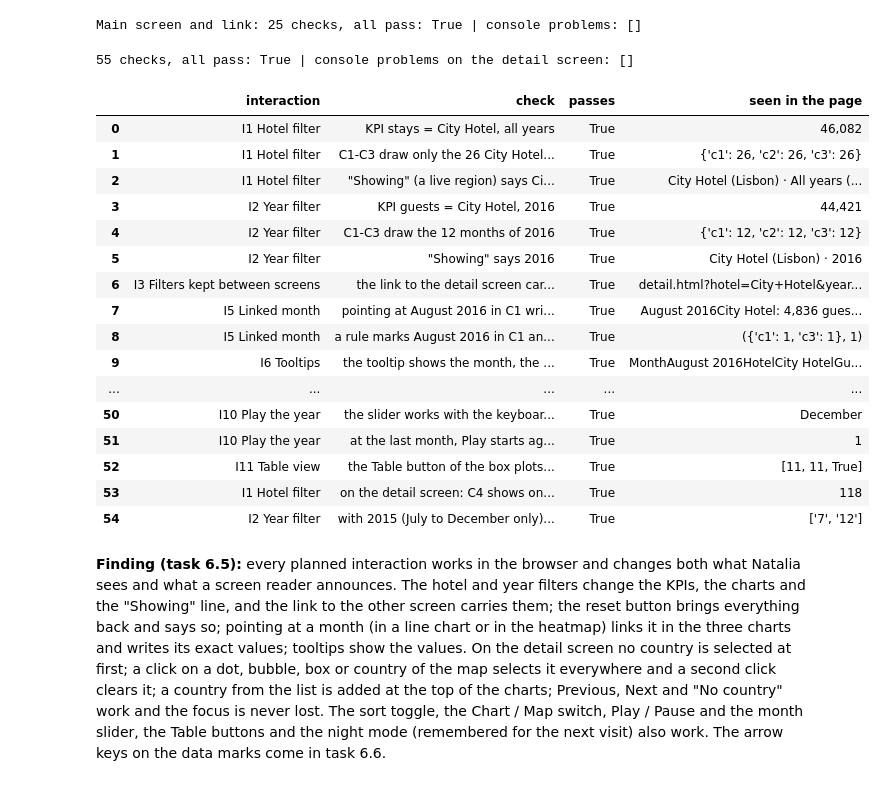
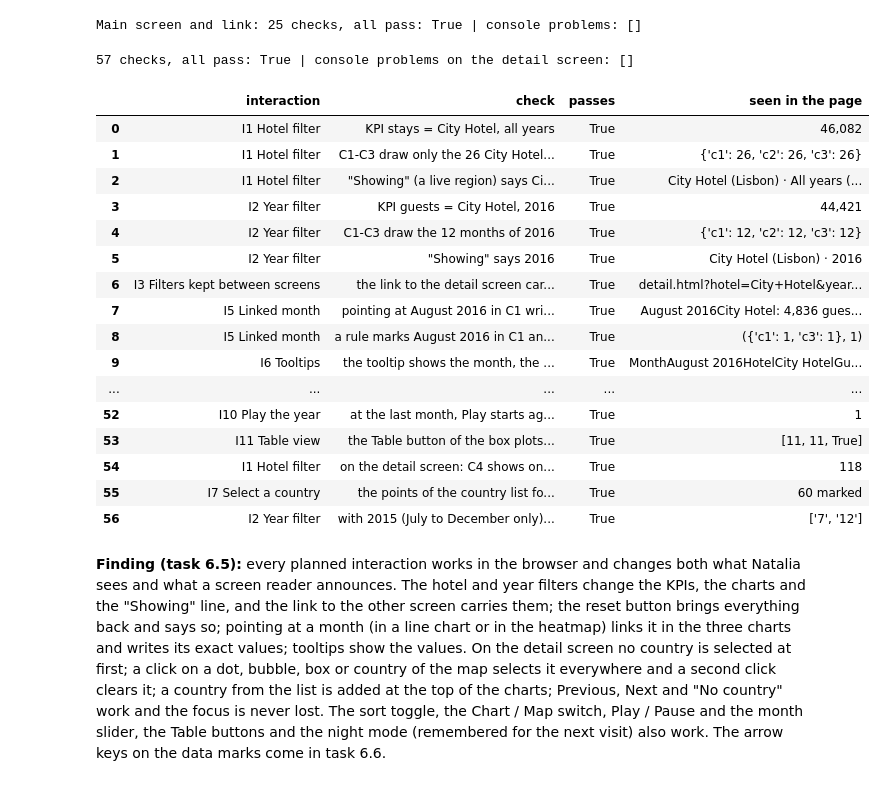
Before and after one commit to oromerlo8-ub/Infovis2627-Group3, a Jupyter notebook: Delivery 1/Delivery 1 refining/Part 6 - Implementation and Delivery/code/browser_checks.ipynb, the cells around one changed output. Cells and saved outputs as stored; diff of their text form; code cells hidden in the pictures.

```diff
--- a/Delivery 1/Delivery 1 refining/Part 6 - Implementation and Delivery/code/browser_checks.ipynb
+++ b/Delivery 1/Delivery 1 refining/Part 6 - Implementation and Delivery/code/browser_checks.ipynb
@@ -271,7 +272,8 @@ READ_PAGE = """() => {
         kpis: Object.fromEntries([...document.querySelectorAll('.kpi')].map(k => [k.querySelector('dt').textContent, k.querySelector('.kpi-value').textContent])),
         link: document.getElementById('link-other-screen').getAttribute('href'),
         month: text('month-details'), country: text('country-details'),
-        selected: document.getElementById('country-select') ? document.getElementById('country-select').value : null,
+        selected: document.getElementById('country-select') ? document.getElementById('country-select').getAttribute('data-value') : null,
+        no_bubble_marks: [...document.querySelectorAll('#country-listbox [data-no-bubble="true"]')].map(o => o.getAttribute('data-value')),
         points: Object.fromEntries(['c1', 'c2', 'c3', 'c4', 'c9', 'c7', 'c8', 'c5'].filter(c => document.querySelector('#' + c + ' svg')).map(c => [c, marks(c).length])),
         visible_rules: Object.fromEntries(['c1', 'c3'].filter(c => document.getElementById(c)).map(
             c => [c, [...document.querySelectorAll('#' + c + ' .mark-rule.role-mark line')].filter(l => l.getAttribute('opacity') !== '0').length])),
@@ -318,6 +320,17 @@ async def mark_centre(page, chart, label_start):
     box = await page.locator(f'#{chart} .role-mark [aria-label^="{label_start}"]').first.bounding_box()
     return box['x'] + box['width'] / 2, box['y'] + box['height'] / 2
 
+async def choose_country(page, name):
+    """Open the custom country list with a click and click the country (as a mouse user would)."""
+    await page.click('#country-select')
+    await page.click(f'#country-listbox [role="option"][data-value="{name}"]')
+
+def expected_no_bubble(hotel, year):
+    """Countries of the list that C9 does not draw for the filters: fewer than 20 stays in at least one month (Other has no point)."""
+    rows = country_season_table[(country_season_table['hotel_filter'] == hotel) & (country_season_table['year_filter'] == str(year))]
+    every_month = set(rows.loc[rows['all_months'].astype(str) == 'True', 'country_group'])
+    return sorted(set(country_medians['country_group']) - every_month - {'Other'})
+
 async def click_mark(page, chart, label_start):
     x, y = await mark_centre(page, chart, label_start)
     await page.mouse.click(x, y)
@@ -464,7 +477,9 @@ async with async_playwright() as playwright:
     seen = await page.evaluate(READ_PAGE)
     check('I7 Select a country', 'a click on the Germany box clears it again', seen['selected'] == '', seen['selected'])
 
-    await page.select_option('#country-select', 'Brazil'); await settle(page, 1500)
+    check('I7 Select a country', 'the country list marks with a point every country without 20 stays in every month (no bubble), and not Other',
+          sorted(seen['no_bubble_marks']) == expected_no_bubble('Both', 'All'), f"{len(seen['no_bubble_marks'])} marked")
+    await choose_country(page, 'Brazil'); await settle(page, 1500)
     seen = await page.evaluate(READ_PAGE)
     brazil = medians_row('Both', 'All', 'Brazil')
     check('I7 Select a country', 'Brazil, chosen in the list (outside the top 10), is added at the top of C4 and C7 and as an 11th bubble',
@@ -544,39 +559,42 @@ async with async_playwright() as playwright:
     await page.click('.table-toggle[data-charts="c7 c8"]'); await settle(page)
 
     await page.check('#hotel-resort'); await settle(page, 1200)
     seen = await page.evaluate(READ_PAGE)
     check('I1 Hotel filter', 'on the detail screen: C4 shows one dot per country and the KPIs change',
           seen['points']['c4'] == 11 and seen['kpis']['Countries of origin'] == count(expected_kpi('Resort Hotel', 'All', 'countries_of_origin')),
           seen['kpis']['Countries of origin'])
     await page.select_option('#year', '2015'); await settle(page, 1200)
     slider = await page.evaluate("() => [document.getElementById('frame-month').min, document.getElementById('frame-month').max]")
+    seen = await page.evaluate(READ_PAGE)
+    check('I7 Select a country', 'the points of the country list follow the filters (Resort Hotel, 2015)',
+          sorted(seen['no_bubble_marks']) == expected_no_bubble('Resort Hotel', 2015), f"{len(seen['no_bubble_marks'])} marked")
     check('I2 Year filter', 'with 2015 (July to December only) the month slider of C9 runs from 7 to 12', slider == ['7', '12'], slider)
     detail_problems = list(problems)
     await context.close()
     await browser.close()
 
 interaction_checks = pd.DataFrame(checks)
 print(f'{len(interaction_checks)} checks, all pass: {interaction_checks["passes"].all()} | console problems on the detail screen: {detail_problems}')
 interaction_checks
 # %% [output]
-55 checks, all pass: True | console problems on the detail screen: []
+57 checks, all pass: True | console problems on the detail screen: []
 |  | interaction | check | passes | seen in the page |
 | 0 | I1 Hotel filter | KPI stays = City Hotel, all years | True | 46,082 |
 | 1 | I1 Hotel filter | C1-C3 draw only the 26 City Hotel... | True | {'c1': 26, 'c2': 26, 'c3': 26} |
 | 2 | I1 Hotel filter | "Showing" (a live region) says Ci... | True | City Hotel (Lisbon) · All years (... |
 | 3 | I2 Year filter | KPI guests = City Hotel, 2016 | True | 44,421 |
 | 4 | I2 Year filter | C1-C3 draw the 12 months of 2016 | True | {'c1': 12, 'c2': 12, 'c3': 12} |
 | 5 | I2 Year filter | "Showing" says 2016 | True | City Hotel (Lisbon) · 2016 |
 | 6 | I3 Filters kept between screens | the link to the detail screen car... | True | detail.html?hotel=City+Hotel&year... |
 | 7 | I5 Linked month | pointing at August 2016 in C1 wri... | True | August 2016City Hotel: 4,836 gues... |
 | 8 | I5 Linked month | a rule marks August 2016 in C1 an... | True | ({'c1': 1, 'c3': 1}, 1) |
 | 9 | I6 Tooltips | the tooltip shows the month, the ... | True | MonthAugust 2016HotelCity HotelGu... |
 | ... | ... | ... | ... | ... |
-| 50 | I10 Play the year | the slider works with the keyboar... | True | December |
-| 51 | I10 Play the year | at the last month, Play starts ag... | True | 1 |
-| 52 | I11 Table view | the Table button of the box plots... | True | [11, 11, True] |
-| 53 | I1 Hotel filter | on the detail screen: C4 shows on... | True | 118 |
-| 54 | I2 Year filter | with 2015 (July to December only)... | True | ['7', '12'] |
+| 52 | I10 Play the year | at the last month, Play starts ag... | True | 1 |
+| 53 | I11 Table view | the Table button of the box plots... | True | [11, 11, True] |
+| 54 | I1 Hotel filter | on the detail screen: C4 shows on... | True | 118 |
+| 55 | I7 Select a country | the points of the country list fo... | True | 60 marked |
+| 56 | I2 Year filter | with 2015 (July to December only)... | True | ['7', '12'] |
 # %% [markdown]
 **Finding (task 6.5):** every planned interaction works in the browser and changes both what Natalia sees and what a screen reader announces. The hotel and year filters change the KPIs, the charts and the "Showing" line, and the link to the other screen carries them; the reset button brings everything back and says so; pointing at a month (in a line chart or in the heatmap) links it in the three charts and writes its exact values; tooltips show the values. On the detail screen no country is selected at first; a click on a dot, bubble, box or country of the map selects it everywhere and a second click clears it; a country from the list is added at the top of the charts; Previous, Next and "No country" work and the focus is never lost. The sort toggle, the Chart / Map switch, Play / Pause and the month slider, the Table buttons and the night mode (remembered for the next visit) also work. The arrow keys on the data marks come in task 6.6.
 # %% [markdown]
```
Also changed, not shown: parts of 10 cells of this notebook, 45 other files.
